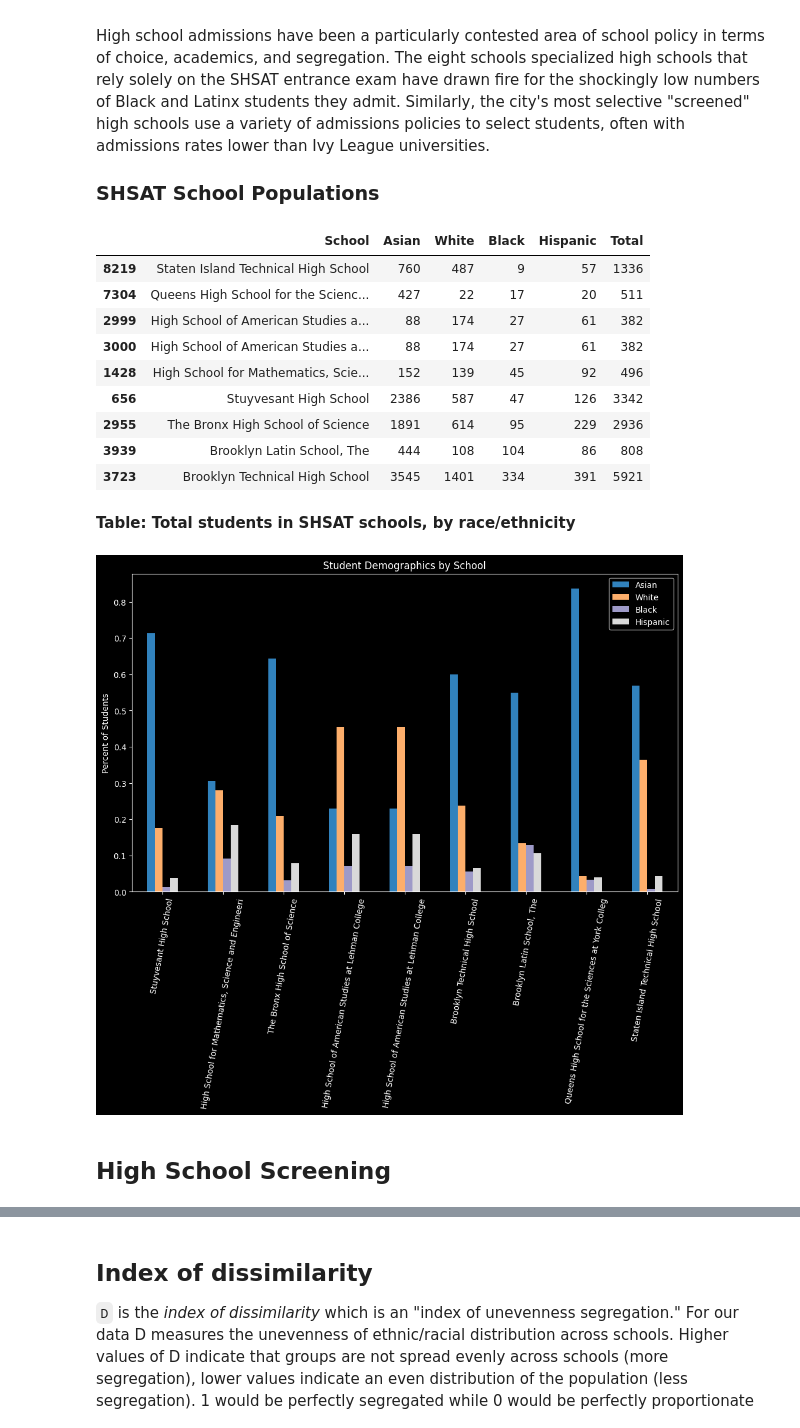
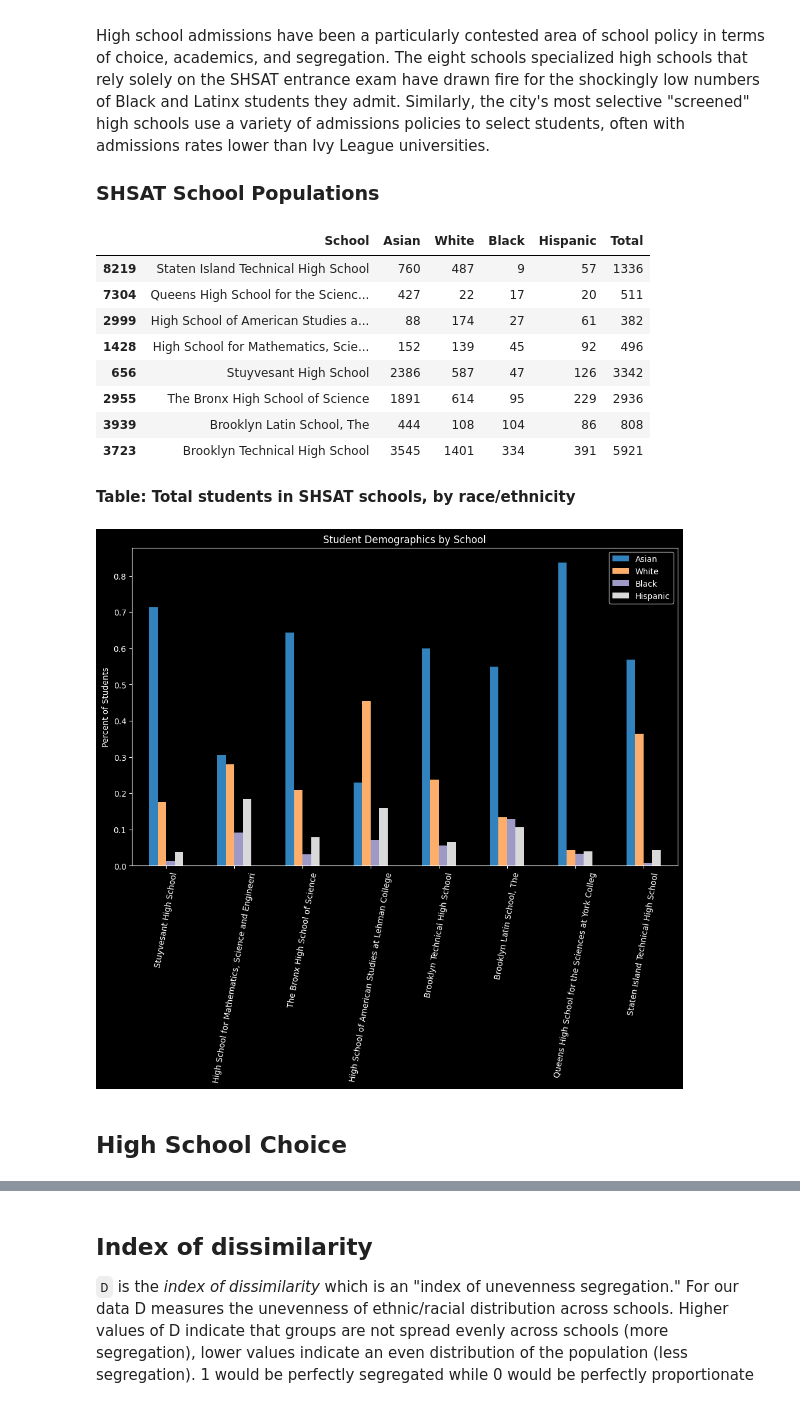
Before and after one commit to adelphi-ed-tech/nycschools, a Jupyter notebook: book/nb/06-Case-Studies/school-segregation.ipynb, the cells around one changed output, grey strips where cells are left out. Saved outputs shown, nothing was run; the diff lists cells and outputs as text; code cells hidden in the pictures.

```diff
--- a/book/nb/06-Case-Studies/school-segregation.ipynb
+++ b/book/nb/06-Case-Studies/school-segregation.ipynb
@@ -270,44 +265,40 @@ High school admissions have been a particularly contested area of school policy
 
 ### SHSAT School Populations
 # %%
-shsat_schools = ['10X445', '14K449', '13K430', '05M692', '10X696', '28Q687', '31R605', '02M475']
+shsat_schools = ['02M475', '05M692', '10X445', '10X696', '13K430', '14K449', '28Q687', '31R605']
 shsat = df[df.ay == df.ay.max()].copy()
 shsat = shsat[shsat.dbn.isin(shsat_schools)]
-shsat = shsat[segregation_cols]
+shsat = shsat[segregation_cols].drop_duplicates()
 
-shsat[["dbn", "school_name"]].drop_duplicates().sort_values(by="school_name")
 table = shsat[["school_name", "asian_n", "white_n", "black_n", "hispanic_n", "total_enrollment"]].sort_values(by="black_n")
 table.columns = ["School", "Asian", "White", "Black", "Hispanic", "Total"]
 display(table)
 display(md("**Table: Total students in SHSAT schools, by race/ethnicity**"))
-
 
 # get the columns we want and rename them for the graph
 cols = ['school_name', 'asian_pct', 'white_pct', 'black_pct', 'hispanic_pct']
 pretty_cols = ['School', 'Asian', 'White', 'Black', 'Hispanic']
 chart = shsat[cols]
 chart.columns = pretty_cols
 
-
 # # create the graph
 plt.style.use('dark_background')
 fig, ax = plt.subplots(figsize=(10, 6))
 fig.tight_layout()
 _ = chart.plot(ax=ax, kind="bar", x="School", stacked=False, cmap="tab20c",
-              rot=80, title="Student Demographics by School", xlabel="", ylabel="Percent of Students")
+               rot=80, title="Student Demographics by School", xlabel="", ylabel="Percent of Students")
 # %% [output]
 |  | School | Asian | White | Black | Hispanic | Total |
 | 8219 | Staten Island Technical High School | 760 | 487 | 9 | 57 | 1336 |
 | 7304 | Queens High School for the Scienc... | 427 | 22 | 17 | 20 | 511 |
 | 2999 | High School of American Studies a... | 88 | 174 | 27 | 61 | 382 |
-| 3000 | High School of American Studies a... | 88 | 174 | 27 | 61 | 382 |
 | 1428 | High School for Mathematics, Scie... | 152 | 139 | 45 | 92 | 496 |
 | 656 | Stuyvesant High School | 2386 | 587 | 47 | 126 | 3342 |
 | 2955 | The Bronx High School of Science | 1891 | 614 | 95 | 229 | 2936 |
 | 3939 | Brooklyn Latin School, The | 444 | 108 | 104 | 86 | 808 |
 | 3723 | Brooklyn Technical High School | 3545 | 1401 | 334 | 391 | 5921 |
 **Table: Total students in SHSAT schools, by race/ethnicity**
-[figure, old version]
+[figure, new version]
 # %% [markdown]
-High School Screening
----------------------
+High School Choice
+------------------
```
Also changed, not shown: parts of 6 cells of this notebook.
